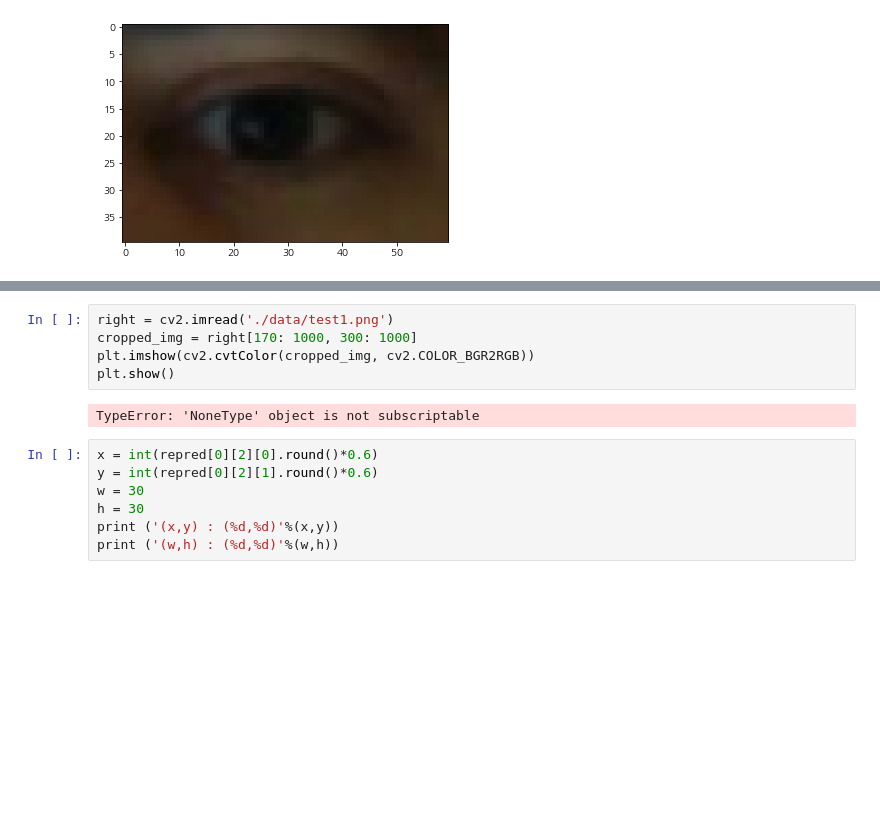
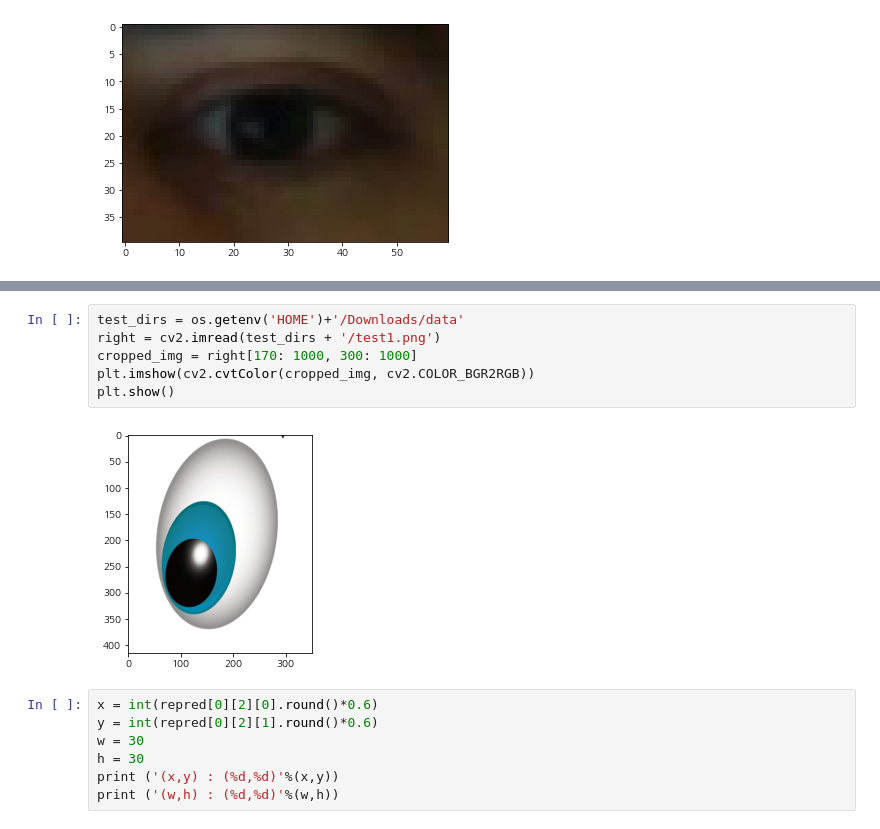
Before and after one commit to moon-jaeyun/aimoons, a Jupyter notebook: [GD-16]Coarse_to_fine.ipynb, the cells around one changed output, grey strips where cells are left out. Saved outputs shown, nothing was run; the diff lists cells and outputs as text; blank space fills up the shorter version.

```diff
--- a/[GD-16]Coarse_to_fine.ipynb
+++ b/[GD-16]Coarse_to_fine.ipynb
@@ -232,11 +232,12 @@ plt.show()
 [figure]
 # %%
-right = cv2.imread('./data/test1.png')
+test_dirs = os.getenv('HOME')+'/Downloads/data'
+right = cv2.imread(test_dirs + '/test1.png')
 cropped_img = right[170: 1000, 300: 1000]
 plt.imshow(cv2.cvtColor(cropped_img, cv2.COLOR_BGR2RGB))
 plt.show()
 # %% [output]
-TypeError: 'NoneType' object is not subscriptable
+[figure, added]
 # %%
 x = int(repred[0][2][0].round()*0.6)
 y = int(repred[0][2][1].round()*0.6)
```
Also changed, not shown: parts of 10 cells of this notebook.
